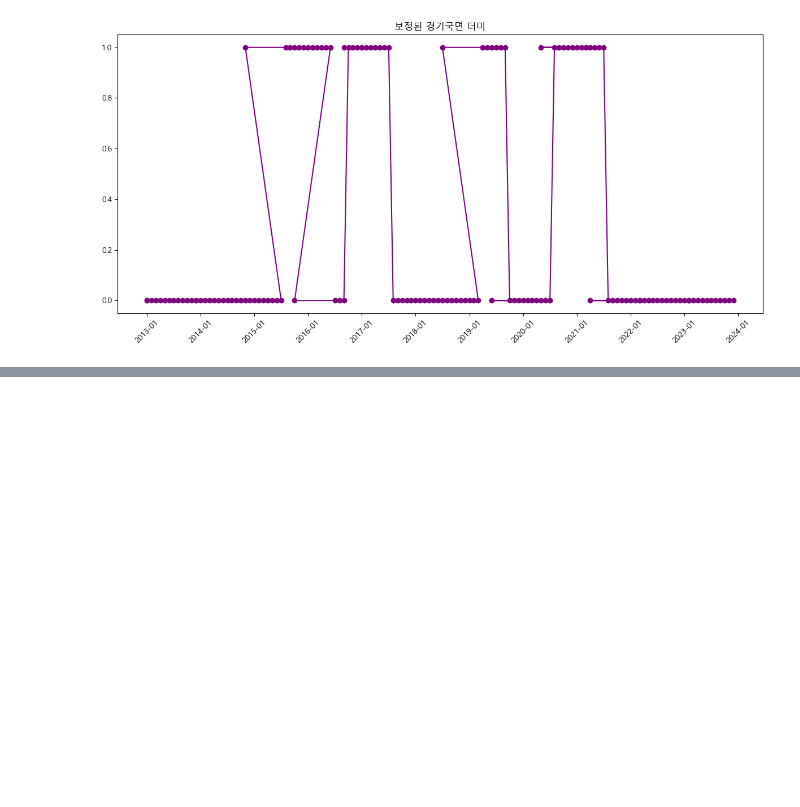
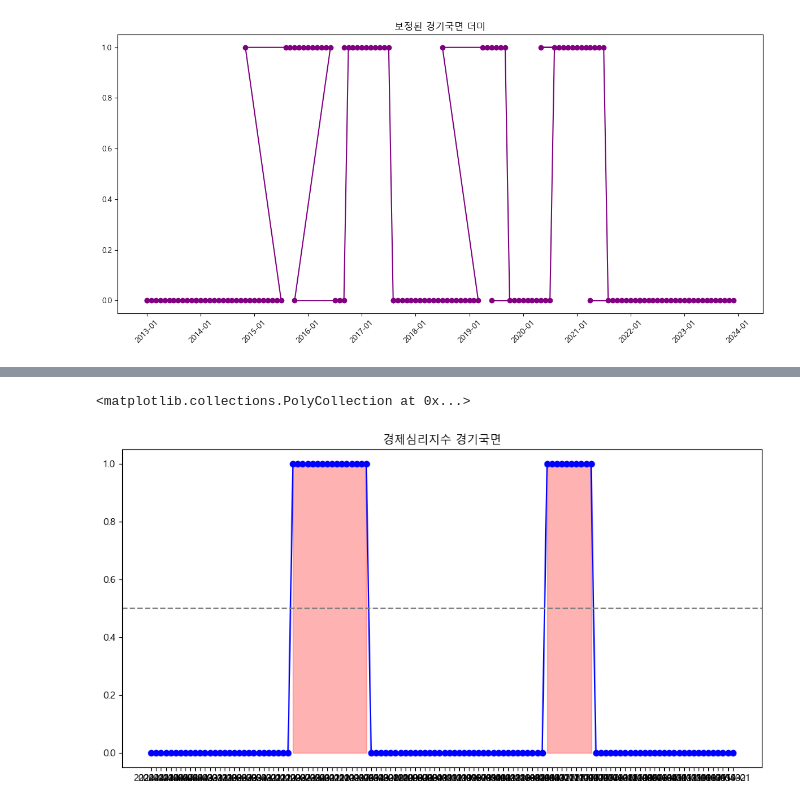
Before and after one commit to UbionProject1-IPO/Project1-2, a Jupyter notebook: notebook/dummy.ipynb, the cells around one changed output, grey strips where cells are left out. Saved outputs shown, nothing was run; the diff lists cells and outputs as text; code cells hidden in the pictures; blank space fills up the shorter version.

```diff
--- a/notebook/dummy.ipynb
+++ b/notebook/dummy.ipynb
@@ -226,3 +226,6 @@ See the caveats in the documentation: https://pandas.pydata.org/pandas-docs/stab
 # 2015년 1월부터 2023년 6월까지의 데이터만 필터링
 df2_filtered = df2[(df2['시점'] >= '2015-01') & (df2['시점'] <= '2023-06')]
 df2_filtered[['시점','더미_보정']].to_csv('경기동행더미.csv', index=False)
+# %%
+esi = pd.read_csv('../data/ESI.csv', index_col=0, parse_dates=False)
+esi
@@ -228,0 +247,13 @@ df2_filtered[['시점','더미_보정']].to_csv('경기동행더미.csv', index=
+# %%
+# 경제심리지수(순환변동치)가 100보다 크면 1, 작으면 0으로 변환
+esi['경기국면'] = (esi['경제심리지수(순환변동치)'] > 100).astype(int)
+# %%
+# 경기국면 시각화
+plt.figure(figsize=(12, 6))
+plt.plot(esi.index, esi['경기국면'], marker='o', linestyle='-', color='blue')
+plt.title('경제심리지수 경기국면')
+plt.axhline(y=0.5, color='gray', linestyle='--')
+plt.fill_between(esi.index, 0, 1, where=(esi['경기국면'] == 1), color='red', alpha=0.3, label='수축기')
+# %% [output]
+<matplotlib.collections.PolyCollection at 0x...>
+[figure, added]
```
Also changed, not shown: parts of 1 cell of this notebook, 1 other file.
